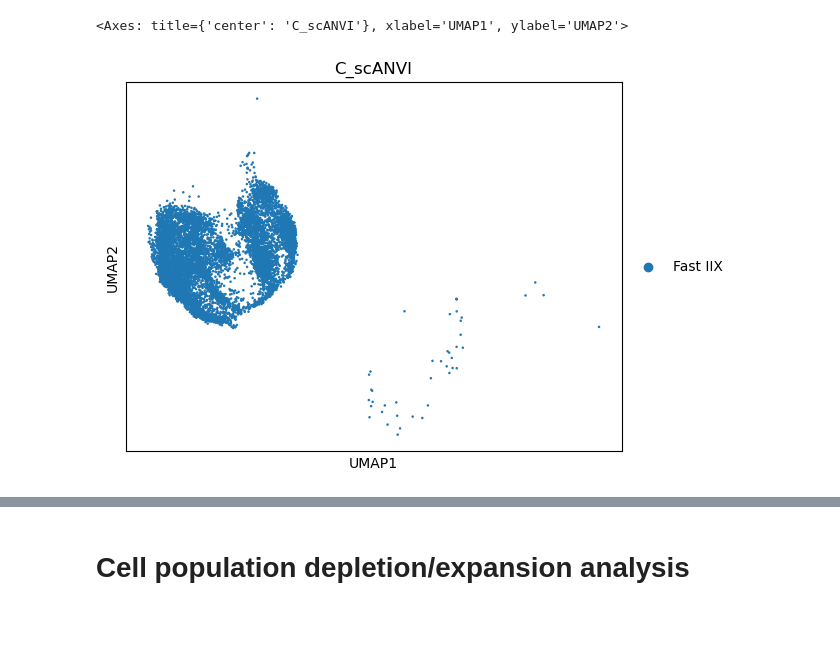
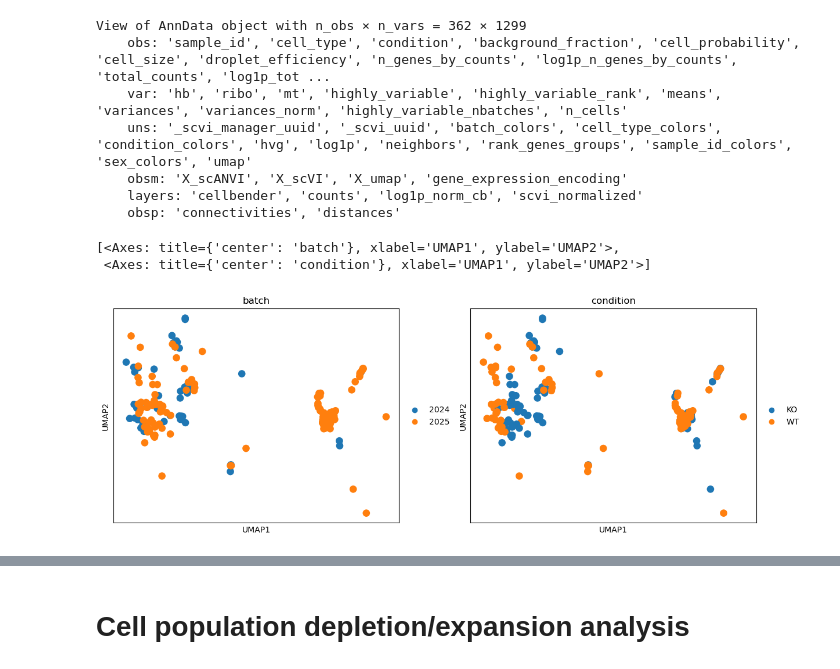
Before and after one commit to akanksha-sachan/TA_muscle_ageing, a Jupyter notebook: py_scripts/DEG_related/DEG_pathway_analysis.ipynb, the cells around one changed output, grey strips where cells are left out. Drawn from its saved outputs; the diff is of its cells as text; code cells hidden in the pictures; blank space fills up the shorter version.

Commit message:
starting musc analysis

```diff
--- a/py_scripts/DEG_related/DEG_pathway_analysis.ipynb
+++ b/py_scripts/DEG_related/DEG_pathway_analysis.ipynb
@@ -21,6 +21,8 @@ working_dir = "/ocean/projects/cis240075p/asachan/datasets/TA_muscle/ERCC1_KO_mi
 # %%
 from deg import *
 # %%
-adata_with_labels_file = '/ocean/projects/cis240075p/asachan/datasets/TA_muscle/ERCC1_KO_mice/integrated_samples/female_adata_fast2x.h5ad'
+adata_female_file = '/ocean/projects/cis240075p/asachan/datasets/TA_muscle/ERCC1_KO_mice/integrated_samples/female_98_80.h5ad'
+adata_male_file = '/ocean/projects/cis240075p/asachan/datasets/TA_muscle/ERCC1_KO_mice/integrated_samples/male_98_85.h5ad'
 #adata_with_features_file =
-adata = sc.read_h5ad(adata_with_labels_file)
+adata_female = sc.read_h5ad(adata_female_file)
+adata_male = sc.read_h5ad(adata_male_file)
@@ -39,0 +49,3 @@ male_adata = adata[adata.obs['sex'] == 'M']
+# %%
+adata_musc_f = adata_female[adata_female.obs['C_scANVI'] == 'Skeleton MuSc']
+adata_musc_m = adata_male[adata_male.obs['C_scANVI'] == 'Skeleton MuSc']
@@ -40,3 +62,13 @@ male_adata = adata[adata.obs['sex'] == 'M']
+# %%
+adata_musc_f
+# %% [output]
+View of AnnData object with n_obs × n_vars = 362 × 1299
+    obs: 'sample_id', 'cell_type', 'condition', 'background_fraction', 'cell_probability', 'cell_size', 'droplet_efficiency', 'n_genes_by_counts', 'log1p_n_genes_by_counts', 'total_counts', 'log1p_tot ...
+    var: 'hb', 'ribo', 'mt', 'highly_variable', 'highly_variable_rank', 'means', 'variances', 'variances_norm', 'highly_variable_nbatches', 'n_cells'
+    uns: '_scvi_manager_uuid', '_scvi_uuid', 'batch_colors', 'cell_type_colors', 'condition_colors', 'hvg', 'log1p', 'neighbors', 'rank_genes_groups', 'sample_id_colors', 'sex_colors', 'umap'
+    obsm: 'X_scANVI', 'X_scVI', 'X_umap', 'gene_expression_encoding'
+    layers: 'cellbender', 'counts', 'log1p_norm_cb', 'scvi_normalized'
+    obsp: 'connectivities', 'distances'
 # %%
 # create a new obs for sex (take the first letter of the orig.ident)
 #adata.obs['sex'] = adata.obs['orig.ident'].str[0]
@@ -67,7 +99,8 @@ male_adata = adata[adata.obs['sex'] == 'M']
 # adata.uns['condition_colors'] = [condition_colors[cond] for cond in adata.obs['condition'].cat.categories]
 # adata.uns['sex_colors'] = [sex_colors[sex] for sex in adata.obs['sex'].cat.categories]
 # %%
-sc.pl.umap(adata, color=['C_scANVI'], show=False)
+sc.pl.umap(adata_musc_f, color=['batch', 'condition'], show=False)
 # %% [output]
-<Axes: title={'center': 'C_scANVI'}, xlabel='UMAP1', ylabel='UMAP2'>
+[<Axes: title={'center': 'batch'}, xlabel='UMAP1', ylabel='UMAP2'>,
+ <Axes: title={'center': 'condition'}, xlabel='UMAP1', ylabel='UMAP2'>]
-[figure, old version]
+[figure, new version]
```
Also changed, not shown: parts of 14 cells of this notebook, 1 other file.
